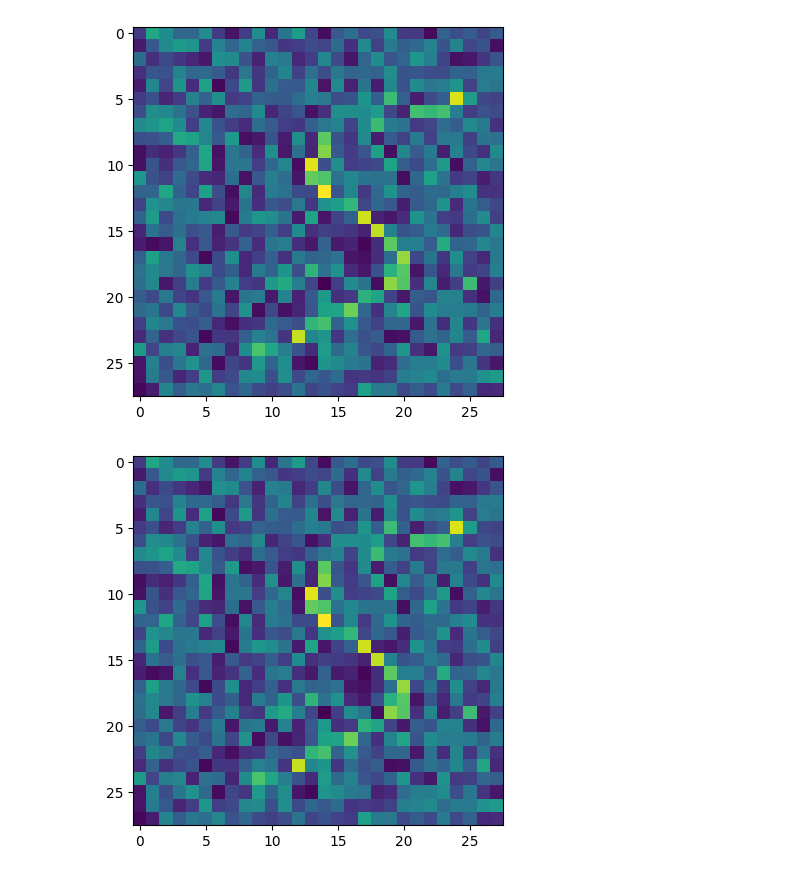
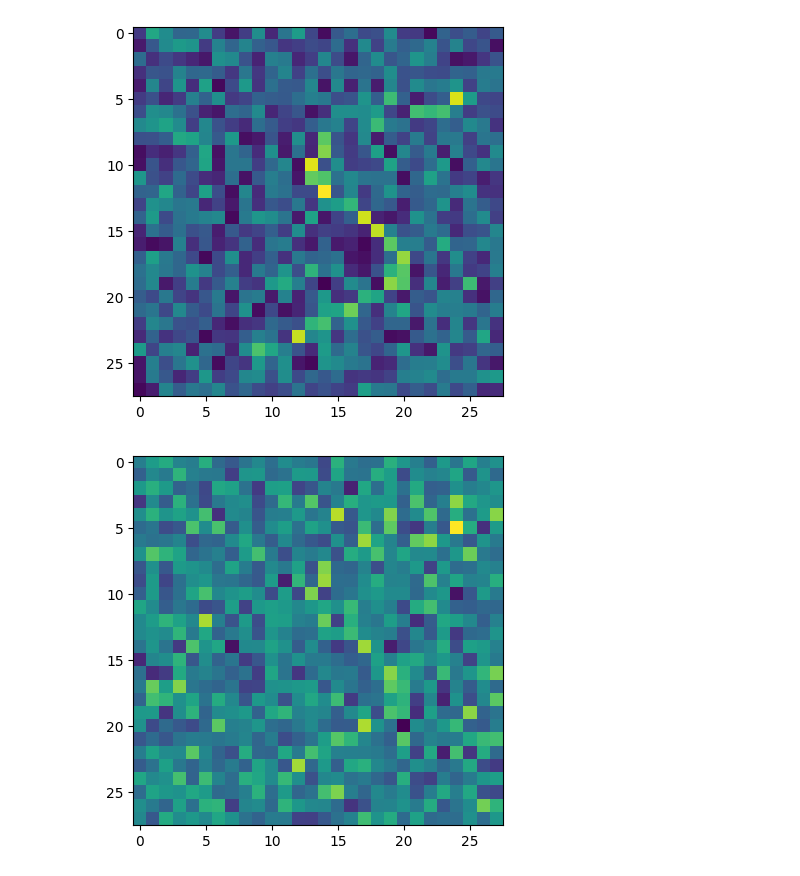
Before and after one commit to andrew-na-git/Score-Embedding-Fast-Diffusion, a Jupyter notebook: Efficient_Diffusion_Models.ipynb, the cells around one changed output. Drawn from its saved outputs; the diff is of its cells as text; code cells hidden in the pictures.

```diff
--- a/Efficient_Diffusion_Models.ipynb
+++ b/Efficient_Diffusion_Models.ipynb
@@ -294,10 +294,10 @@ def ode_step(t, log_prob):
 
   return -0.5 * diffusion_coeff**2 * score
 # %%
-sample = np.exp(m[:,:,-1]).reshape(-1) # np.exp(m[:, :, -1]).reshape(-1)
+sample = kde.sample(H*W).reshape(-1) # np.exp(m[:, :, -1]).reshape(-1)
 
 res = integrate.solve_ivp(ode_step, (100, 1), sample)
 
 plt.imshow(res.y[:, -1].reshape(H, W));
 # %% [output]
-[figure, old version]
+[figure, new version]
```
